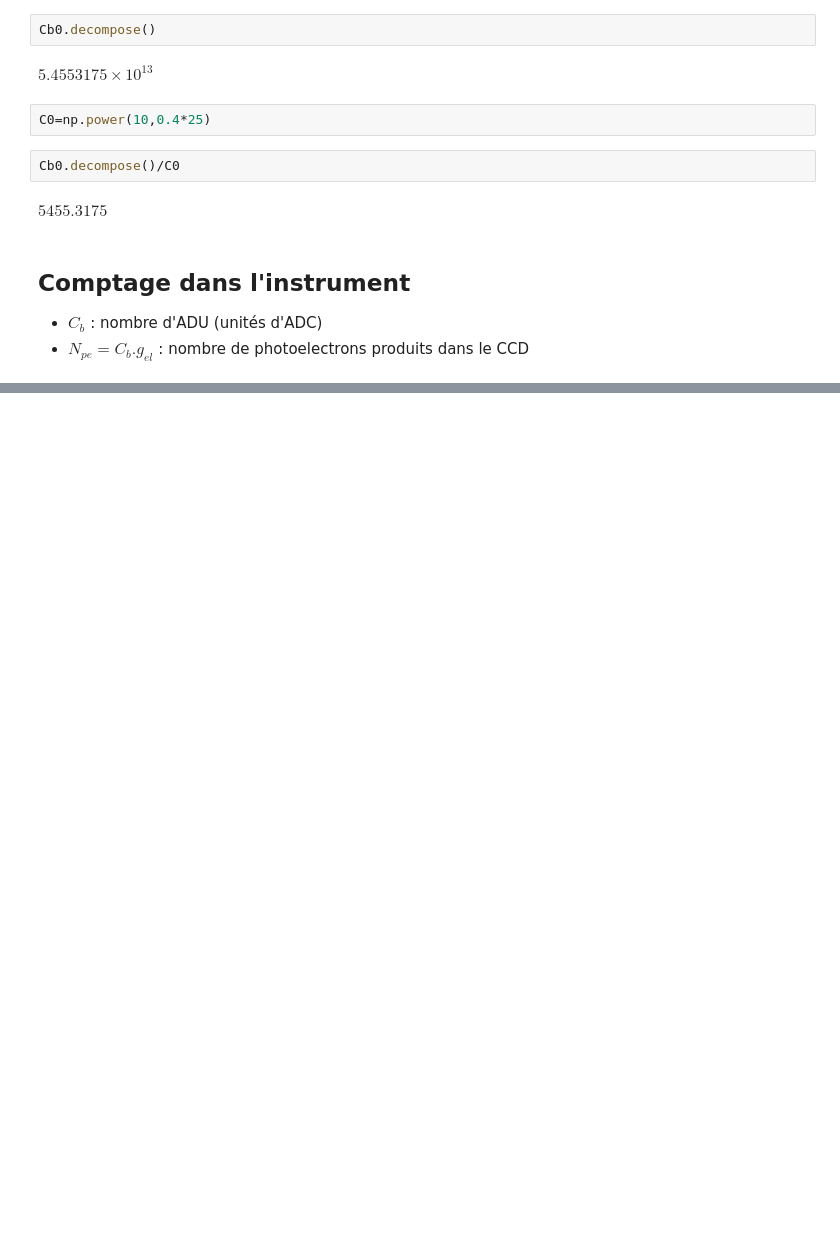
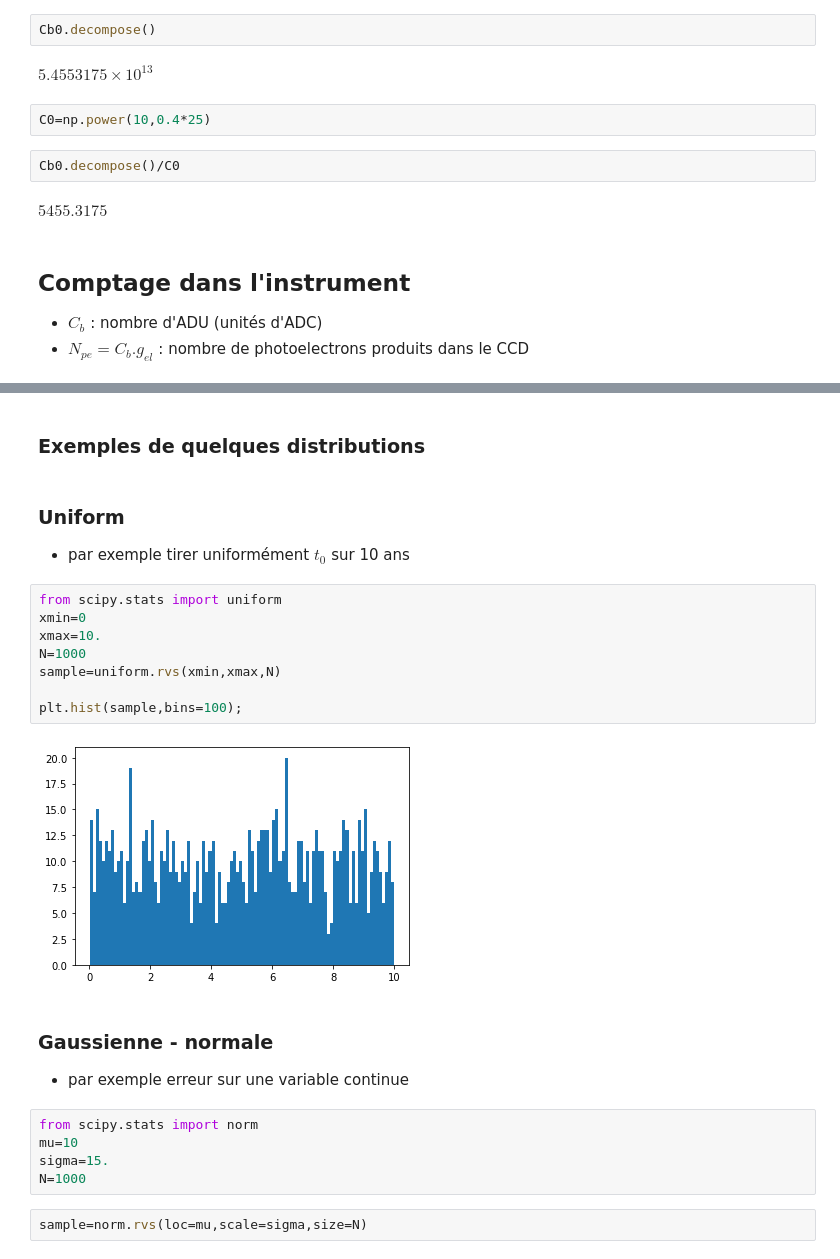
Before and after one commit to sylvielsstfr/StageM12021, a Jupyter notebook: notebooks/Photometry/Photometry.ipynb, the cells around one changed output, grey strips where cells are left out. Drawn from its saved outputs; the diff is of its cells as text; blank space fills up the shorter version.

```diff
--- a/notebooks/Photometry/Photometry.ipynb
+++ b/notebooks/Photometry/Photometry.ipynb
@@ -188,0 +274,27 @@ $$
+# %% [markdown]
+### Exemples de quelques distributions
+# %% [markdown]
+### Uniform
+
+- par exemple tirer uniformément $t_0$ sur 10 ans
+# %%
+from scipy.stats import uniform
+xmin=0
+xmax=10.
+N=1000
+sample=uniform.rvs(xmin,xmax,N)
+
+plt.hist(sample,bins=100);
+# %% [output]
+[figure, added]
+# %% [markdown]
+### Gaussienne - normale
+
+- par exemple erreur sur une variable continue
+# %%
+from scipy.stats import norm
+mu=10
+sigma=15.
+N=1000
+# %%
+sample=norm.rvs(loc=mu,scale=sigma,size=N)
```
Also changed, not shown: parts of 27 cells of this notebook.
